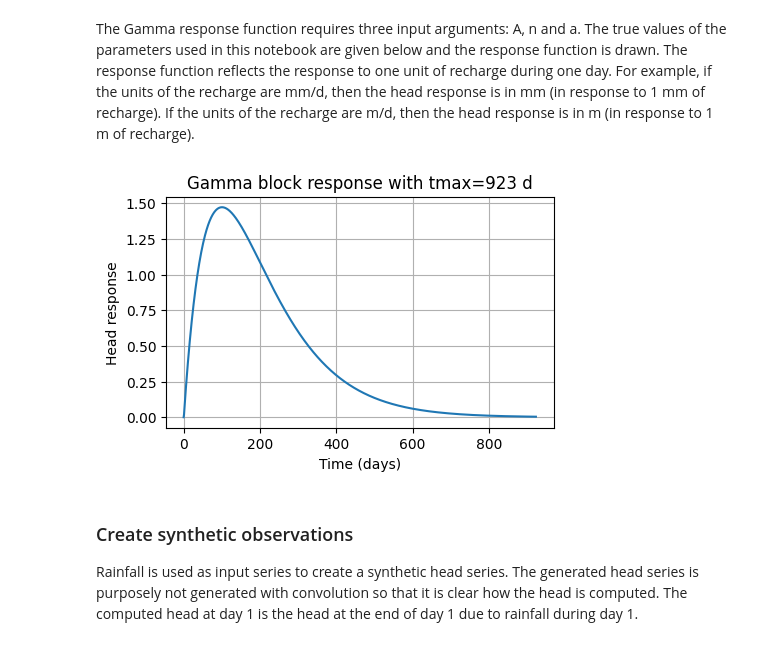
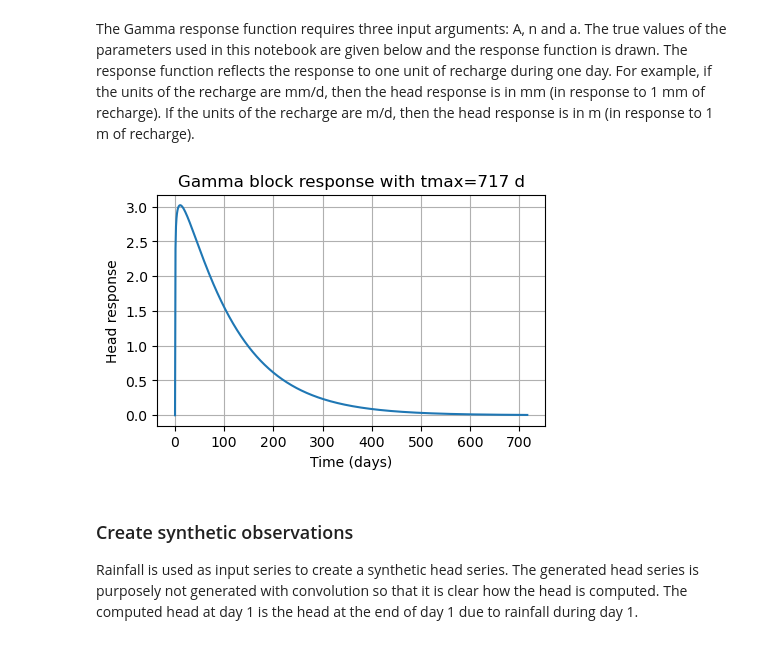
Before and after one commit to pastas/pastas, a Jupyter notebook: doc/benchmarks/pastas_uncertainty_benchmark.ipynb, the cells around one changed output. Saved outputs shown, nothing was run; the diff lists cells and outputs as text; code cells hidden in the pictures.

```diff
--- a/doc/benchmarks/pastas_uncertainty_benchmark.ipynb
+++ b/doc/benchmarks/pastas_uncertainty_benchmark.ipynb
@@ -57,14 +53,12 @@ def generate_correlated_data(
 # %% [markdown]
 The synthetic head series are generated with a Gamma response function. The response functions are defined below for clarity (alternatively, the response function of Pastas can be used).
 # %%
-def gamma_tmax(A: float, n: float, a: float, cutoff: float = 0.999) -> float:
+def gamma_tmax(A, n, a, cutoff=0.999):
     """returns time for which step function equals cutoff * A"""
     return gammaincinv(n, cutoff) * a
 
 
-def gamma_step(
-    A: float, n: float, a: float, cutoff: float = 0.999
-) -> np.ndarray[float]:
+def gamma_step(A, n, a, cutoff=0.999):
     """
     returns gamma step function starting at t=0 with intervals of delt = 1
     tmax is the time for which the step function reaches cutoff * A
@@ -75,9 +69,7 @@ def gamma_step(
     return s
 
 
-def gamma_block(
-    A: float, n: float, a: float, cutoff: float = 0.999
-) -> np.ndarray[float]:
+def gamma_block(A, n, a, cutoff=0.999):
     """returns the gamma block response starting at t=0 with intervals of delt = 1"""
     s = gamma_step(A, n, a, cutoff)
     return np.append(s[0], s[1:] - s[:-1])
@@ -86,20 +78,19 @@ The Gamma response function requires three input arguments: A, n and a. The true
 # %%
 Atrue = 400  # true value of A
 ntrue = 1.1  # true value of n
-ntrue = 2
 atrue = 100  # true vale of a
 dtrue = 20  # base level of heads
 ptrue = np.array([Atrue, ntrue, atrue, dtrue])  # array with true parameter values
 pnames = ["A", "n", "a", "d"]  # names of parameters
 hblock = gamma_block(Atrue, ntrue, atrue)
 tmax = gamma_tmax(Atrue, ntrue, atrue)
 plt.plot(hblock)
 plt.xlabel("Time (days)")
 plt.ylabel("Head response")
 plt.title(f"Gamma block response with tmax={tmax:.0f} d")
 plt.grid()
 # %% [output]
-[figure, old version]
+[figure, new version]
 # %% [markdown]
 ### Create synthetic observations
 Rainfall is used as input series to create a synthetic head series.
```
Also changed, not shown: parts of 23 cells of this notebook.
